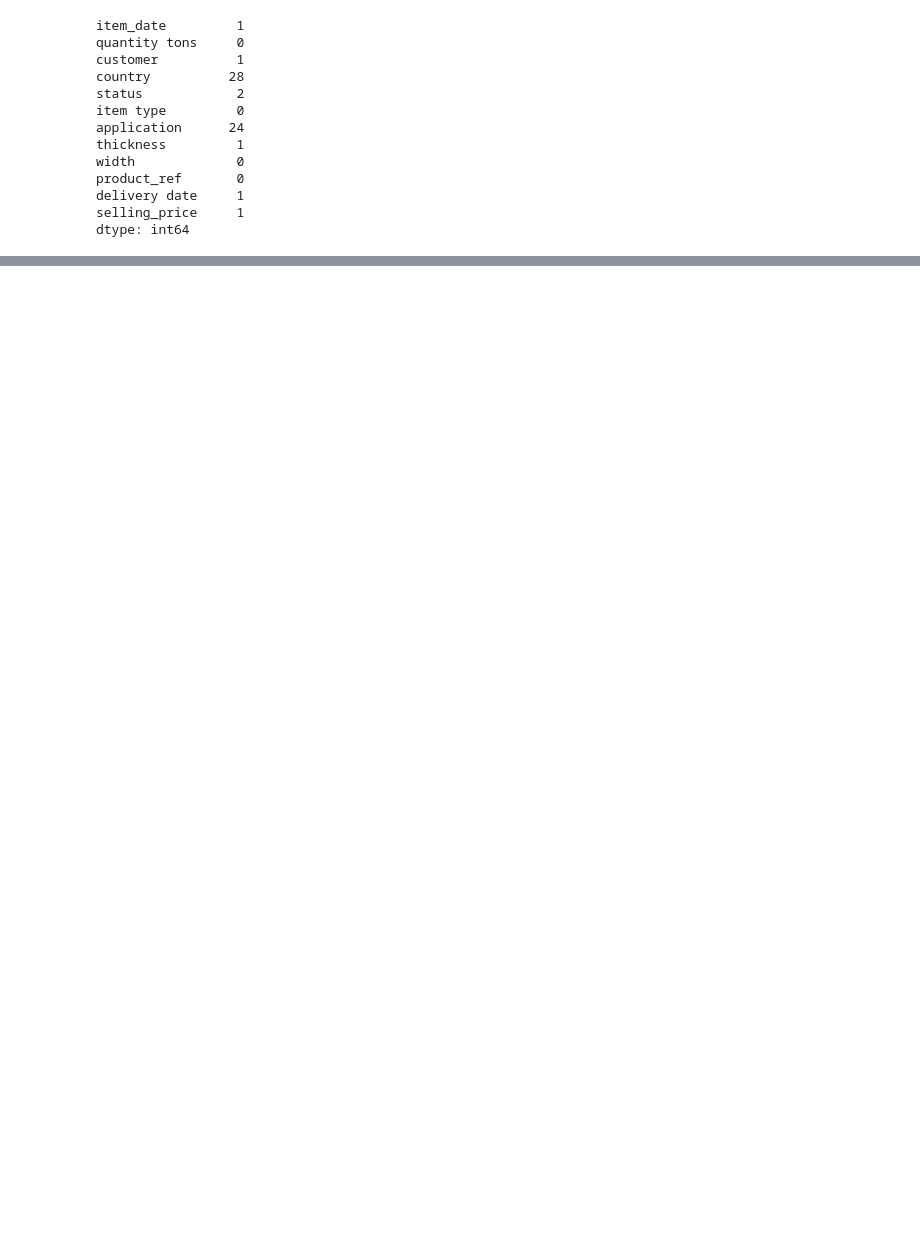
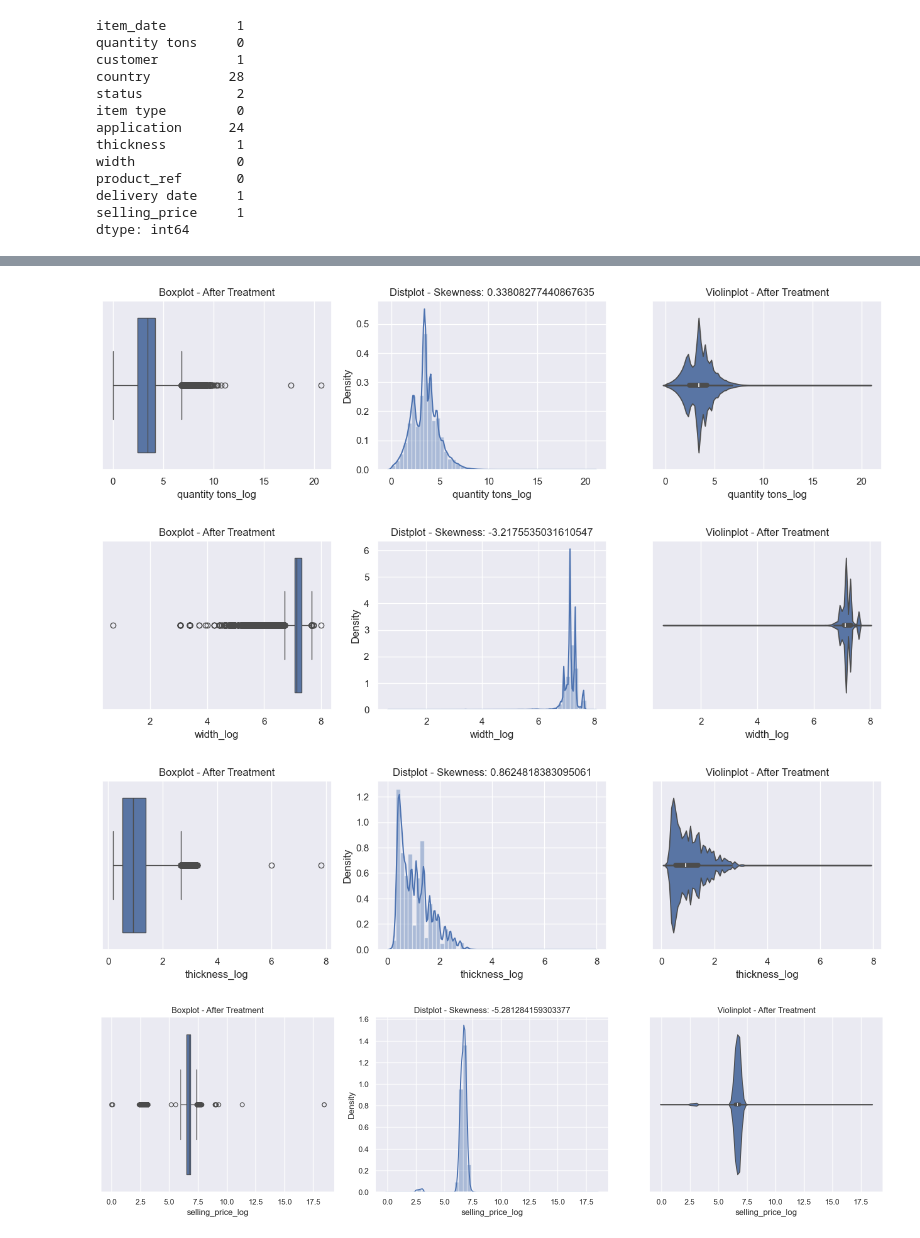
Before and after one commit to Prakash-Kani/Industrial-Copper-Modeling, a Jupyter notebook: Industrial_Dataset_EDA.ipynb, the cells around one changed output, grey strips where cells are left out. Drawn from its saved outputs; the diff is of its cells as text; code cells hidden in the pictures; blank space fills up the shorter version.

```diff
--- a/Industrial_Dataset_EDA.ipynb
+++ b/Industrial_Dataset_EDA.ipynb
@@ -306,0 +411,17 @@ Name: count, dtype: int64
+# %%
+def Log_Transformation(copper_data, *column):
+
+    for col_name in column:
+        # Log Tansformation
+        copper_data[col_name+'_log'] = np.log1p(copper_data[col_name])
+
+    column =[i for i in copper_data.columns if 'log' in i]
+
+    return skewness_plot(copper_data, * column)
+# %%
+Log_Transformation(copper_data, *numeric_columns)
+# %% [output]
+[figure, added]
+[figure, added]
+[figure, added]
+[figure, added]
```
Also changed, not shown: parts of 36 cells of this notebook.
